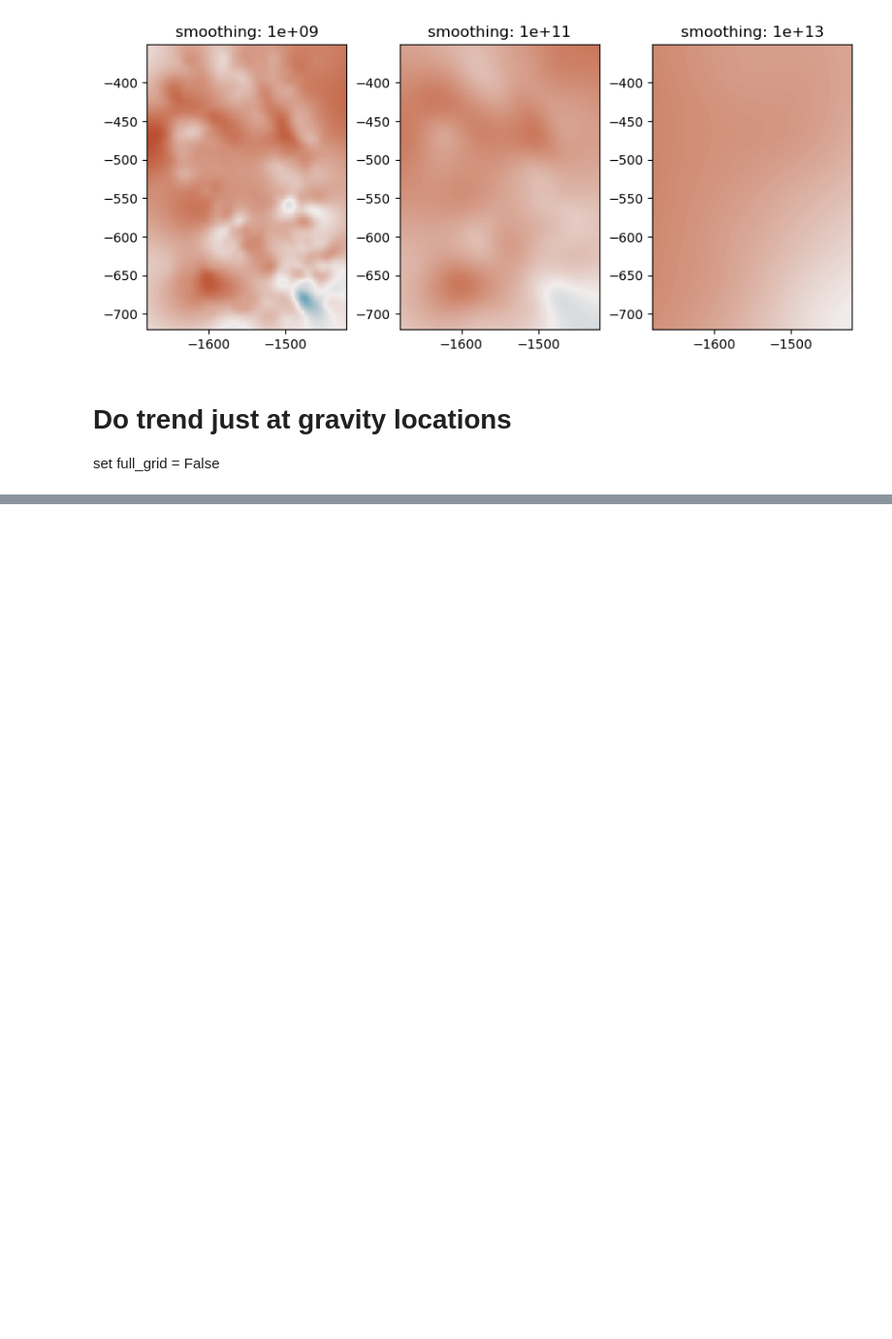
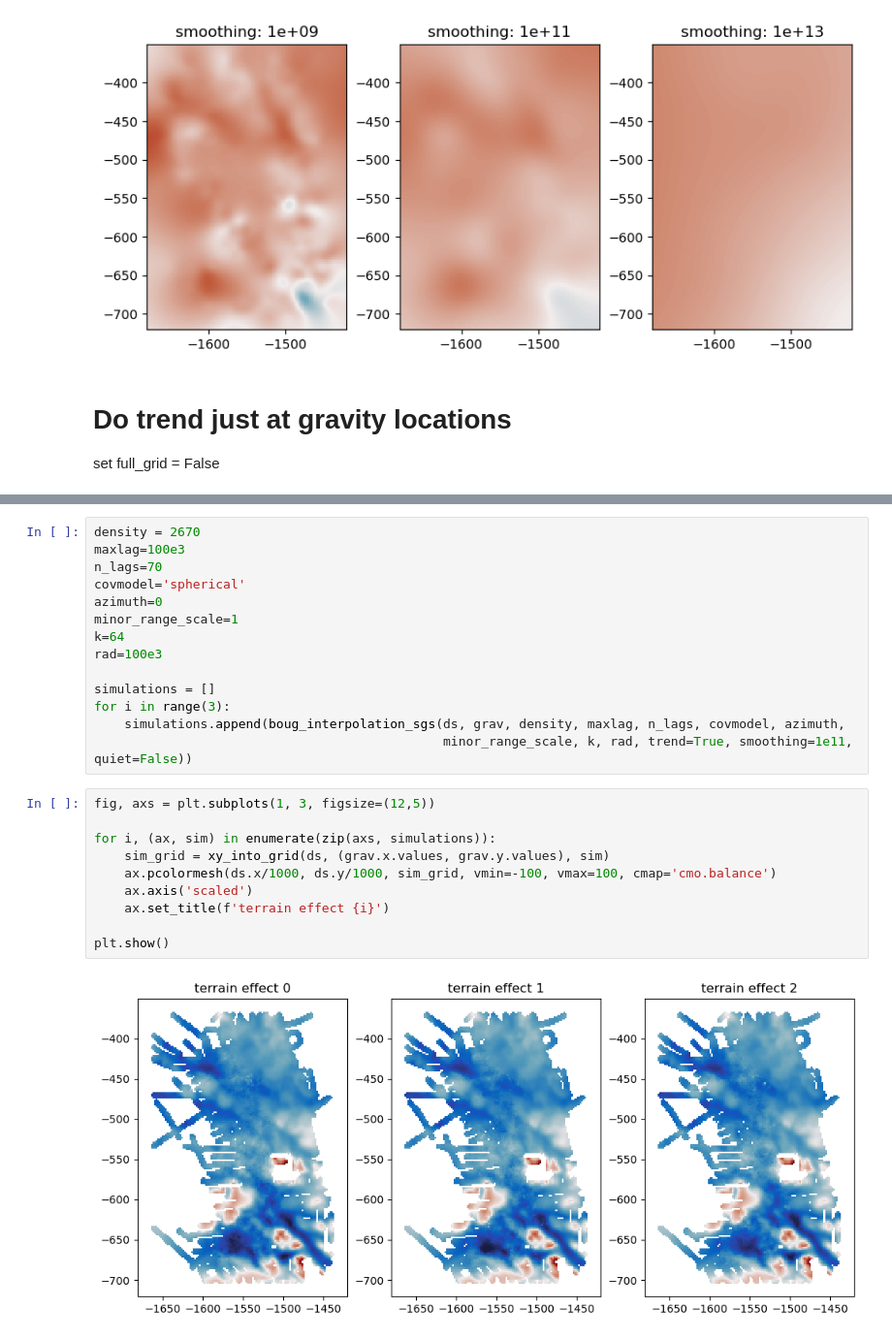
Before and after one commit to holdenalpern/iceshelf_bathymetry, a Jupyter notebook: trend_demo.ipynb, the cells around one changed output, grey strips where cells are left out. Shown at 97% size. Cells and saved outputs as stored; diff of their text form; blank space fills up the shorter version.

```diff
--- a/trend_demo.ipynb
+++ b/trend_demo.ipynb
@@ -127,0 +198,26 @@ plt.show()
+# %%
+density = 2670
+maxlag=100e3
+n_lags=70
+covmodel='spherical'
+azimuth=0
+minor_range_scale=1
+k=64
+rad=100e3
+
+simulations = []
+for i in range(3):
+    simulations.append(boug_interpolation_sgs(ds, grav, density, maxlag, n_lags, covmodel, azimuth,
+                                              minor_range_scale, k, rad, trend=True, smoothing=1e11, quiet=False))
+# %%
+fig, axs = plt.subplots(1, 3, figsize=(12,5))
+
+for i, (ax, sim) in enumerate(zip(axs, simulations)):
+    sim_grid = xy_into_grid(ds, (grav.x.values, grav.y.values), sim)
+    ax.pcolormesh(ds.x/1000, ds.y/1000, sim_grid, vmin=-100, vmax=100, cmap='cmo.balance')
+    ax.axis('scaled')
+    ax.set_title(f'terrain effect {i}')
+
+plt.show()
+# %% [output]
+[figure, added]
```
Also changed, not shown: parts of 12 cells of this notebook, 2 other files.
